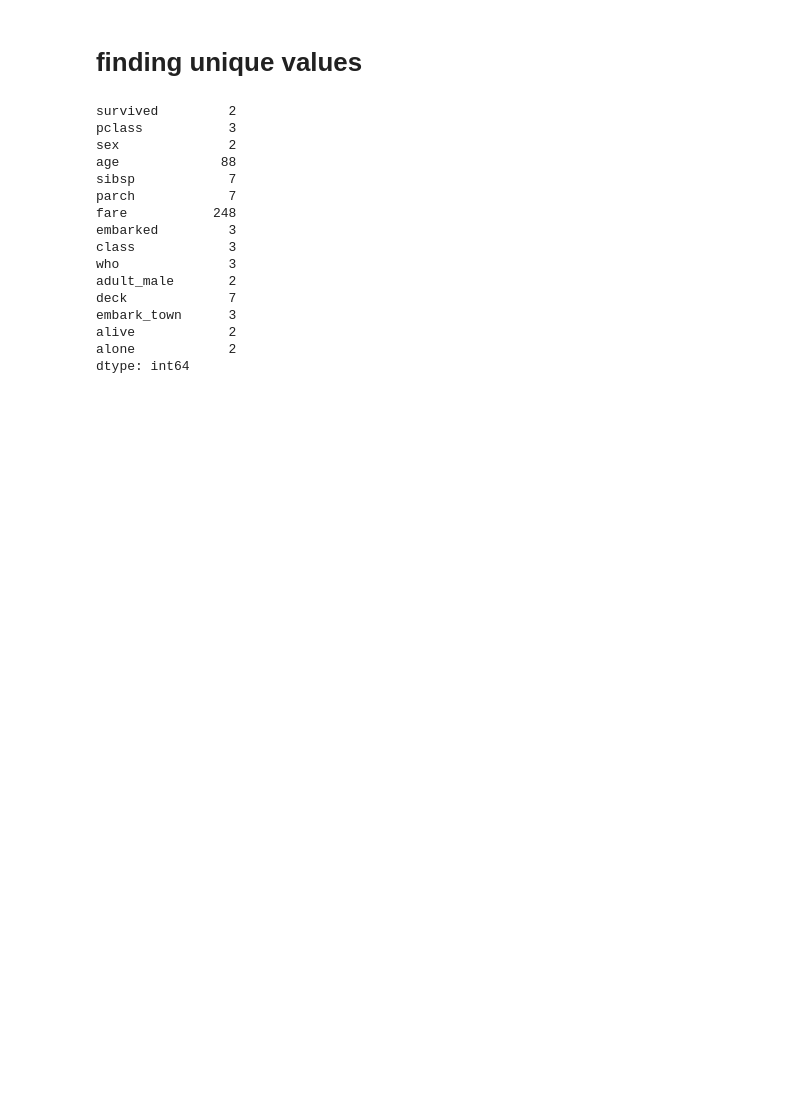
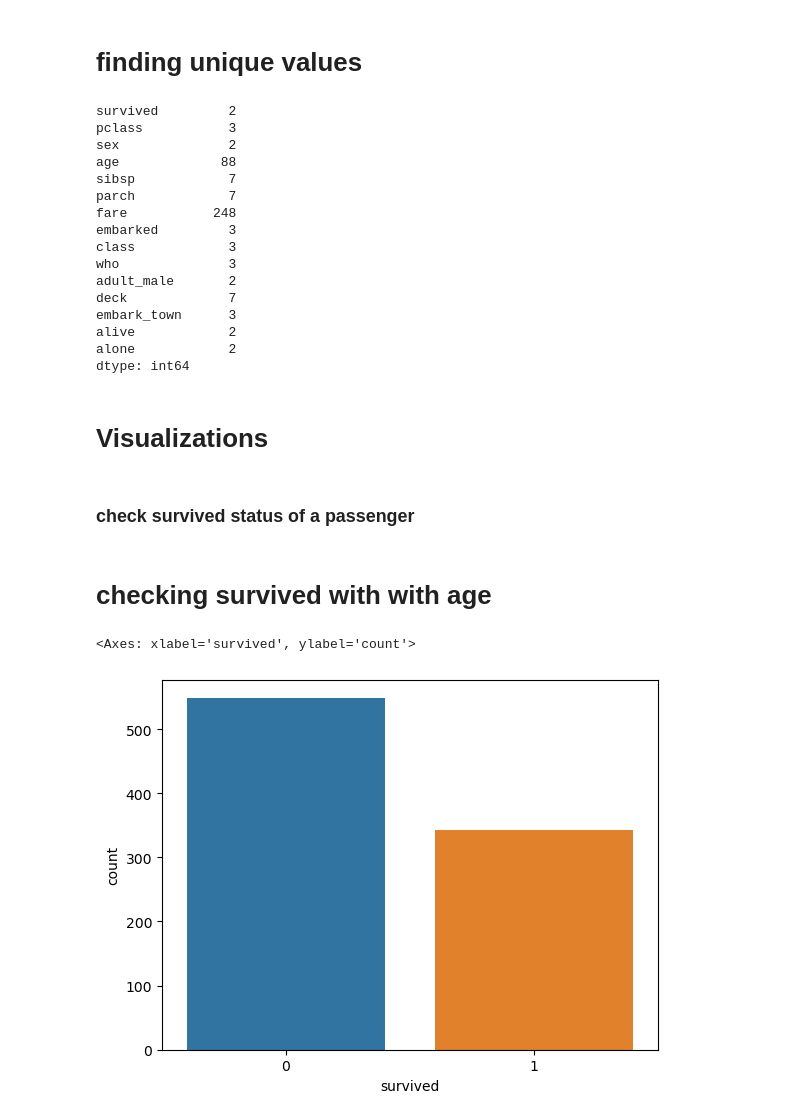
Before and after one commit to zeeshan3797/statistics, a Jupyter notebook: statics.ipynb, the cells around one changed output. Saved outputs shown, nothing was run; the diff lists cells and outputs as text; code cells hidden in the pictures; blank space fills up the shorter version.

Commit message:
did data visualization

```diff
--- a/statics.ipynb
+++ b/statics.ipynb
@@ -107,3 +107,14 @@ embark_town      3
 alive            2
 alone            2
 dtype: int64
+# %% [markdown]
+# Visualizations
+# %% [markdown]
+### check survived  status of a passenger
+# %% [markdown]
+# checking survived with with age
+# %%
+sns.countplot(data=df, x="survived" )
+# %% [output]
+<Axes: xlabel='survived', ylabel='count'>
+[figure, added]
```
Also changed, not shown: parts of 4 cells of this notebook.
